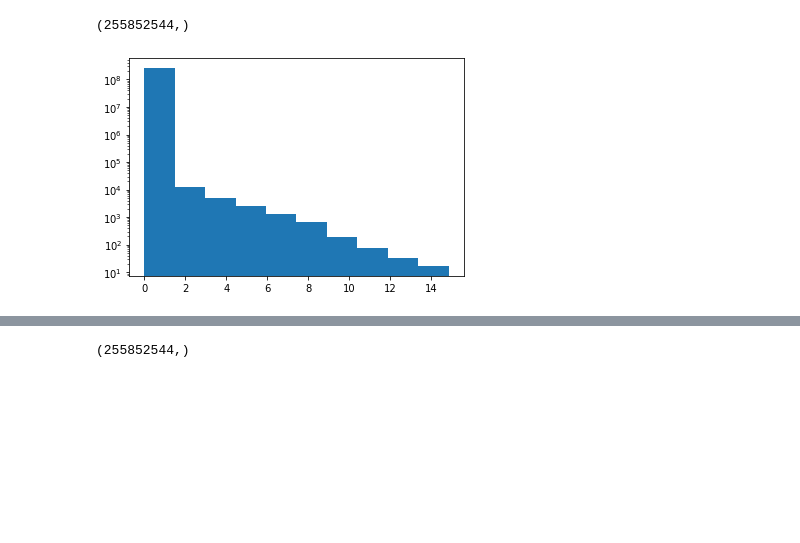
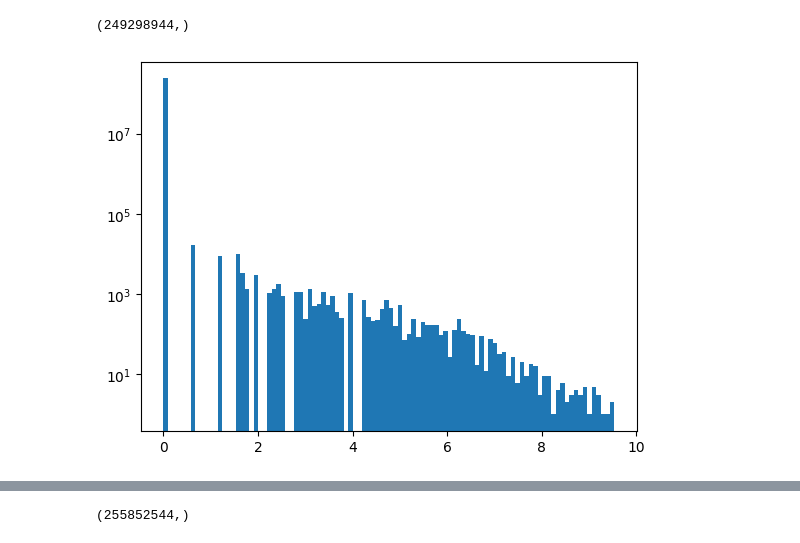
Before and after one commit to Jingnan-Jia/PFT_estimation, a Jupyter notebook: lung_function/scripts/jupyter_notebooks/histrogram.ipynb, the cells around one changed output, grey strips where cells are left out. Drawn from its saved outputs; the diff is of its cells as text; code cells hidden in the pictures; blank space fills up the shorter version.

```diff
--- a/lung_function/scripts/jupyter_notebooks/histrogram.ipynb
+++ b/lung_function/scripts/jupyter_notebooks/histrogram.ipynb
@@ -12,5 +11,5 @@ Set the environment variable OUTDATED_IGNORE=1 to disable these warnings.
 # %%
-itkskeleton = "/home/jjia/data/dataset/lung_function/ori_resolution/SSc_patient_0068800_skeleton.mha"
-mvlskeleton = "/home/jjia/data/dataset/lung_function/ori_resolution/GcVessel_binary_skeleton.mha"
+pat_id = '7114639'
+data_dir = "/home/jjia/data/dataset/lung_function/ori_resolution"
+itkskeleton = f"{data_dir}/SSc_patient_{pat_id}_skeleton.mha"
 itk = load_itk(itkskeleton)
-mvl = load_itk(mvlskeleton)
@@ -17,10 +35,10 @@ mvl = load_itk(mvlskeleton)
 # %%
 itk = itk.ravel()
 print(itk.shape)
 plt.figure()
-plt.hist(itk, )
+plt.hist(itk, bins=100)
 plt.yscale('log')
 plt.show()
 # %% [output]
-(255852544,)
+(249298944,)
-[figure, old version]
+[figure, new version]
```
Also changed, not shown: parts of 7 cells of this notebook, 11 other files.
